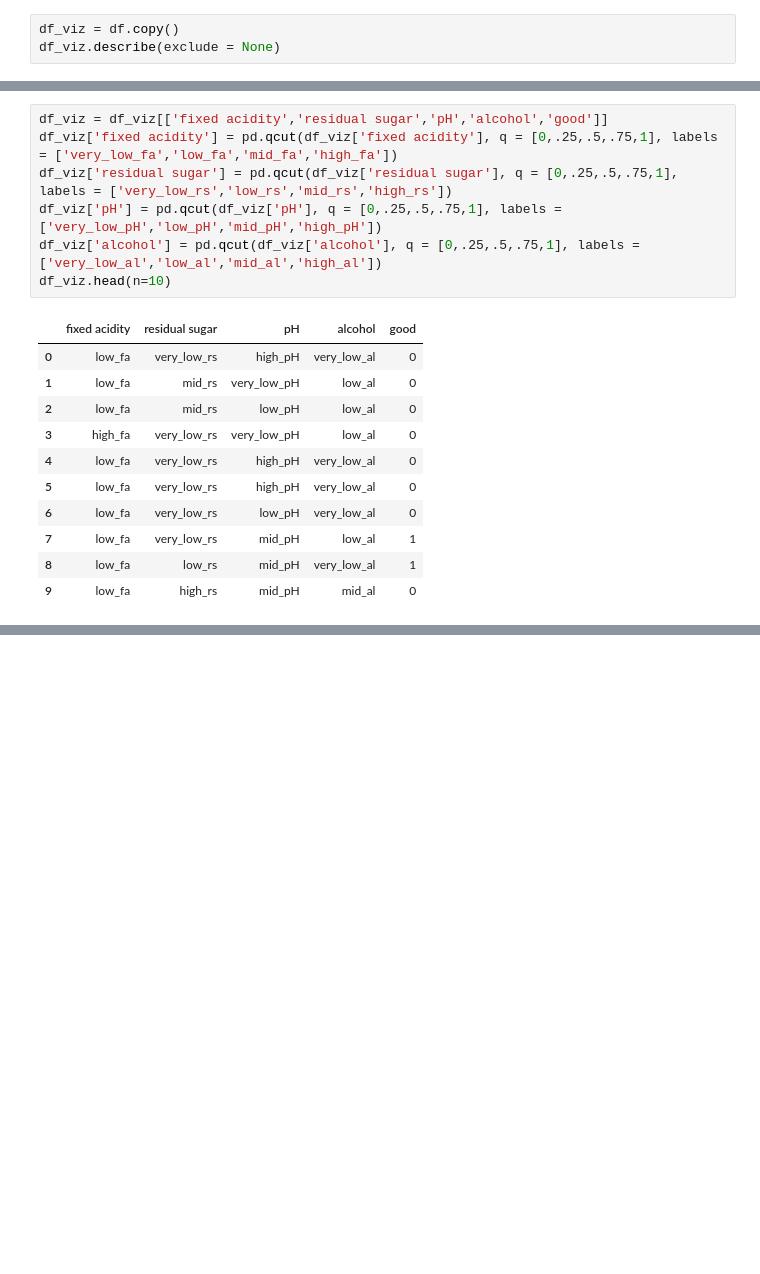
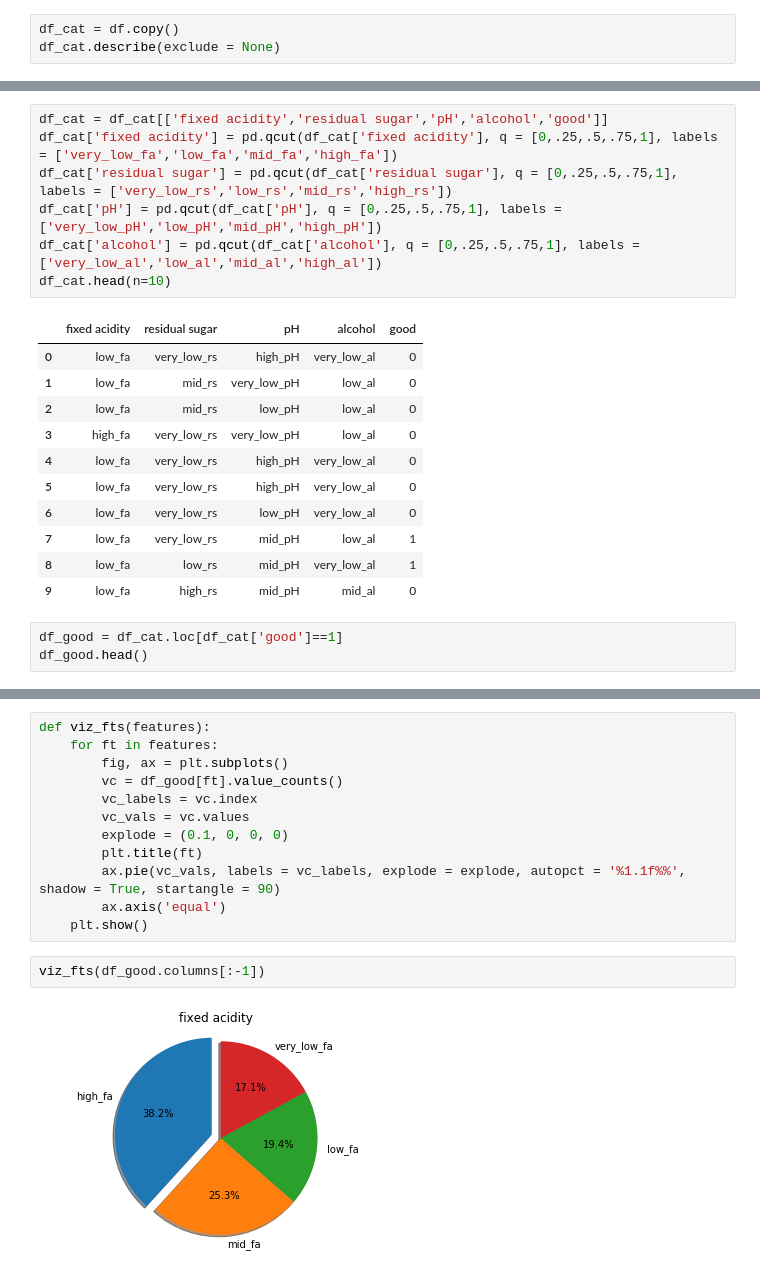
Before and after one commit to Edwardp17/Kaggle, a Jupyter notebook: wine_class/wine_class.ipynb, the cells around one changed output, grey strips where cells are left out. Drawn from its saved outputs; the diff is of its cells as text; blank space fills up the shorter version.

```diff
--- a/wine_class/wine_class.ipynb
+++ b/wine_class/wine_class.ipynb
@@ -96,6 +106,6 @@ df.head()
 # %%
-df_viz = df.copy()
-df_viz.describe(exclude = None)
+df_cat = df.copy()
+df_cat.describe(exclude = None)
 # %% [output]
 |  | fixed acidity | volatile acidity | citric acid | residual sugar | chlorides | free sulfur dioxide | ... |
 | count | 1599.000000 | 1599.000000 | 1599.000000 | 1599.000000 | 1599.000000 | 1599.000000 | ... |
@@ -111,12 +121,12 @@ Lets pick a few features to visualize, and see how they distribute among the "go
 
 I am going to pick, fixed acidity, residual sugar, pH, and alcohol as the features that I want to explore
 # %%
-df_viz = df_viz[['fixed acidity','residual sugar','pH','alcohol','good']]
-df_viz['fixed acidity'] = pd.qcut(df_viz['fixed acidity'], q = [0,.25,.5,.75,1], labels = ['very_low_fa','low_fa','mid_fa','high_fa'])
-df_viz['residual sugar'] = pd.qcut(df_viz['residual sugar'], q = [0,.25,.5,.75,1], labels = ['very_low_rs','low_rs','mid_rs','high_rs'])
-df_viz['pH'] = pd.qcut(df_viz['pH'], q = [0,.25,.5,.75,1], labels = ['very_low_pH','low_pH','mid_pH','high_pH'])
-df_viz['alcohol'] = pd.qcut(df_viz['alcohol'], q = [0,.25,.5,.75,1], labels = ['very_low_al','low_al','mid_al','high_al'])
-df_viz.head(n=10)
+df_cat = df_cat[['fixed acidity','residual sugar','pH','alcohol','good']]
+df_cat['fixed acidity'] = pd.qcut(df_cat['fixed acidity'], q = [0,.25,.5,.75,1], labels = ['very_low_fa','low_fa','mid_fa','high_fa'])
+df_cat['residual sugar'] = pd.qcut(df_cat['residual sugar'], q = [0,.25,.5,.75,1], labels = ['very_low_rs','low_rs','mid_rs','high_rs'])
+df_cat['pH'] = pd.qcut(df_cat['pH'], q = [0,.25,.5,.75,1], labels = ['very_low_pH','low_pH','mid_pH','high_pH'])
+df_cat['alcohol'] = pd.qcut(df_cat['alcohol'], q = [0,.25,.5,.75,1], labels = ['very_low_al','low_al','mid_al','high_al'])
+df_cat.head(n=10)
 # %% [output]
 |  | fixed acidity | residual sugar | pH | alcohol | good |
 | 0 | low_fa | very_low_rs | high_pH | very_low_al | 0 |
@@ -129,3 +139,6 @@ df_viz.head(n=10)
 | 7 | low_fa | very_low_rs | mid_pH | low_al | 1 |
 | 8 | low_fa | low_rs | mid_pH | very_low_al | 1 |
 | 9 | low_fa | high_rs | mid_pH | mid_al | 0 |
+# %%
+df_good = df_cat.loc[df_cat['good']==1]
+df_good.head()
@@ -131,0 +152,16 @@ df_viz.head(n=10)
+# %%
+def viz_fts(features):
+    for ft in features:
+        fig, ax = plt.subplots()
+        vc = df_good[ft].value_counts()
+        vc_labels = vc.index
+        vc_vals = vc.values
+        explode = (0.1, 0, 0, 0)
+        plt.title(ft)
+        ax.pie(vc_vals, labels = vc_labels, explode = explode, autopct = '%1.1f%%', shadow = True, startangle = 90)
+        ax.axis('equal')
+    plt.show()
+# %%
+viz_fts(df_good.columns[:-1])
+# %% [output]
+[figure, added]
```
Also changed, not shown: parts of 15 cells of this notebook.
